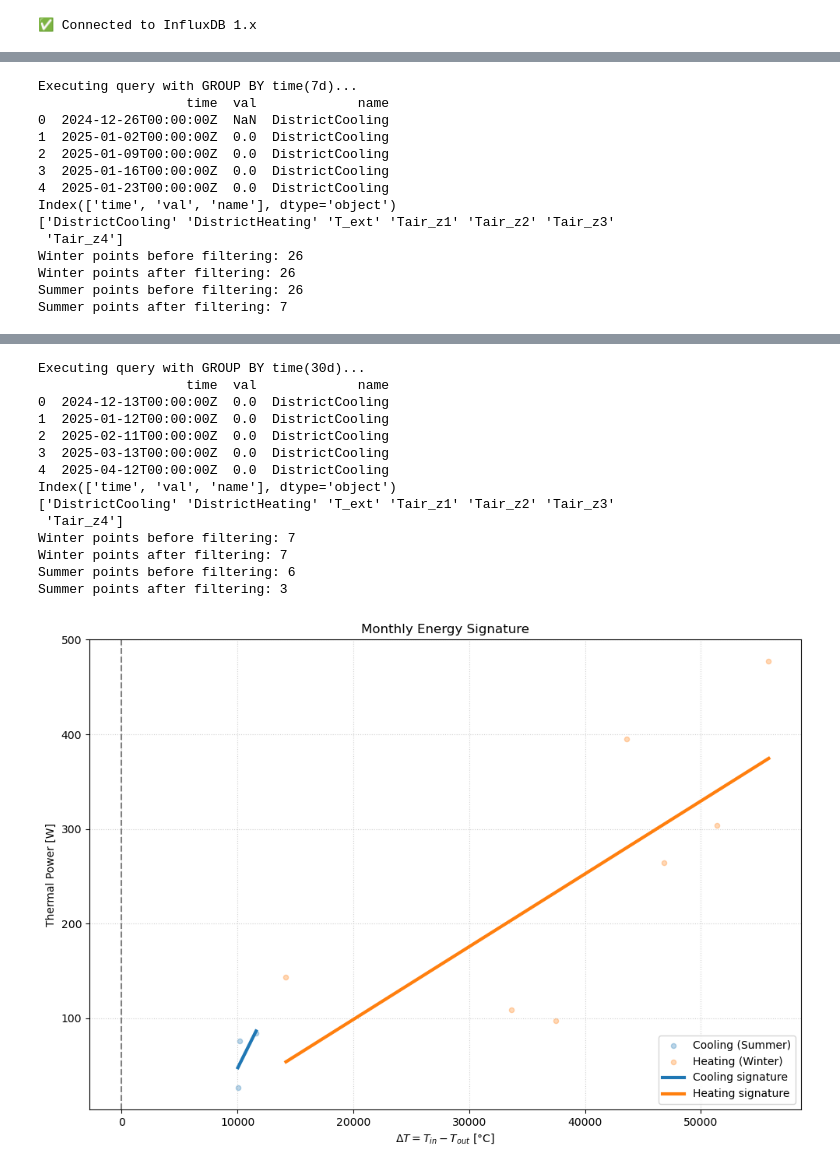
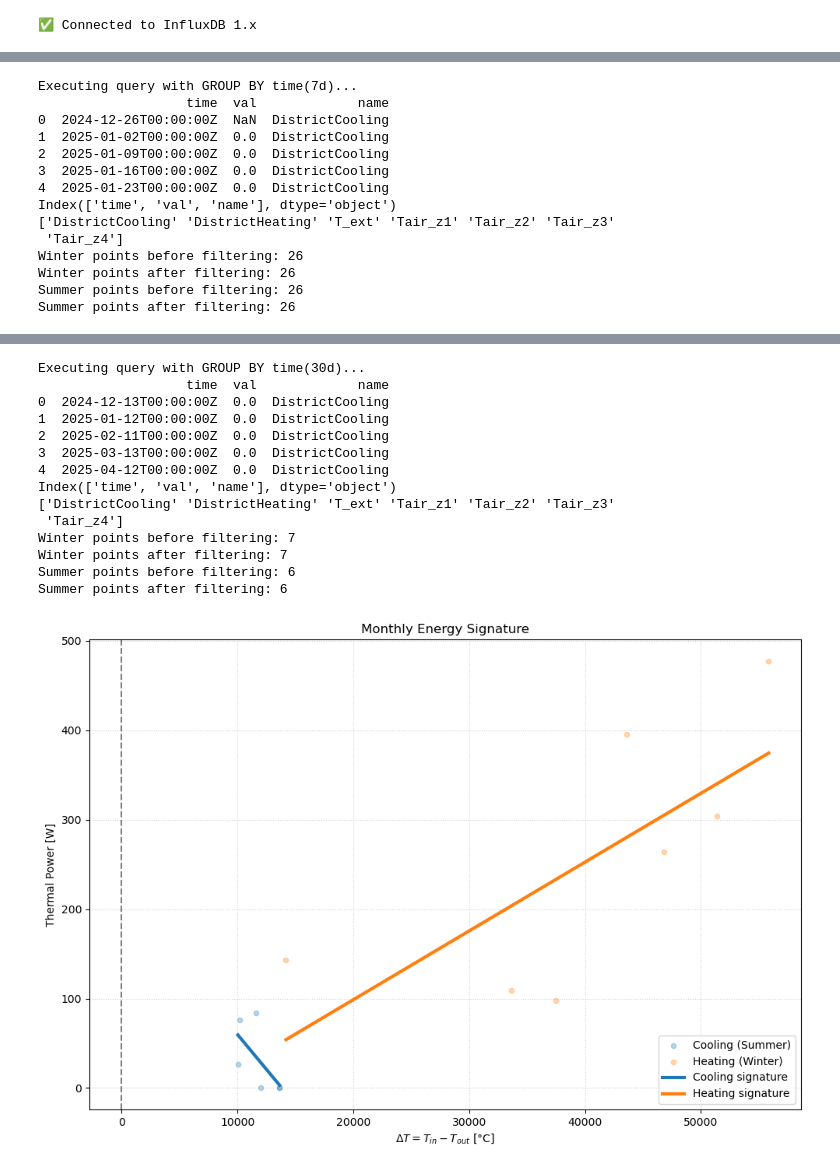
Before and after one commit to Lorenzo0126/ICT_in_building_design-Project, a Jupyter notebook: 2_building_management_system/EnergySignature.ipynb, the cells around one changed output, grey strips where cells are left out. Cells and saved outputs as stored; diff of their text form; code cells hidden in the pictures.

Commit message:
change threshold

```diff
--- a/2_building_management_system/EnergySignature.ipynb
+++ b/2_building_management_system/EnergySignature.ipynb
@@ -32,7 +32,7 @@ PE_ELEC = 2.17
 COP_H = 0.98
 EER_C = 5.4
 THRESHOLD_COOLING = 20  # Power threshold to filter outliers (in W)
-THRESHOLD_HEATING = 40  # Power threshold to filter outliers (in W)
+THRESHOLD_HEATING = 50  # Power threshold to filter outliers (in W)
 MEASUREMENT = "simulation_observations" # The measurement containing these fields
 YEAR = 2025
 START = f"{YEAR}-01-01T00:00:00Z"
@@ -144,7 +144,7 @@ def plot_energy_signature(group_by_time, title, threshold_cooling, threshold_hea
     print(f"Winter points before filtering: {len(df_winter)}")
 
     # Filter out low heating power outliers
-    if group_by_time == '1h':
+    if group_by_time != '30d':
         threshold = threshold_heating
     else:
         threshold = 0
@@ -156,7 +156,7 @@ def plot_energy_signature(group_by_time, title, threshold_cooling, threshold_hea
     print(f"Summer points before filtering: {len(df_summer)}")
 
     # Filter out low cooling power outliers
-    if group_by_time == '1h':
+    if group_by_time != '30d':
         threshold = threshold_cooling
     else:
         threshold = 0
@@ -271,4 +271,4 @@ Index(['time', 'val', 'name'], dtype='object')
 Winter points before filtering: 26
 Winter points after filtering: 26
 Summer points before filtering: 26
-Summer points after filtering: 7
+Summer points after filtering: 26
@@ -276,15 +276,15 @@ Summer points after filtering: 7
 Executing query with GROUP BY time(30d)...
                    time  val             name
 0  2024-12-13T00:00:00Z  0.0  DistrictCooling
 1  2025-01-12T00:00:00Z  0.0  DistrictCooling
 2  2025-02-11T00:00:00Z  0.0  DistrictCooling
 3  2025-03-13T00:00:00Z  0.0  DistrictCooling
 4  2025-04-12T00:00:00Z  0.0  DistrictCooling
 Index(['time', 'val', 'name'], dtype='object')
 ['DistrictCooling' 'DistrictHeating' 'T_ext' 'Tair_z1' 'Tair_z2' 'Tair_z3'
  'Tair_z4']
 Winter points before filtering: 7
 Winter points after filtering: 7
 Summer points before filtering: 6
-Summer points after filtering: 3
+Summer points after filtering: 6
-[figure, old version]
+[figure, new version]
```
Also changed, not shown: parts of 1 cell of this notebook.
